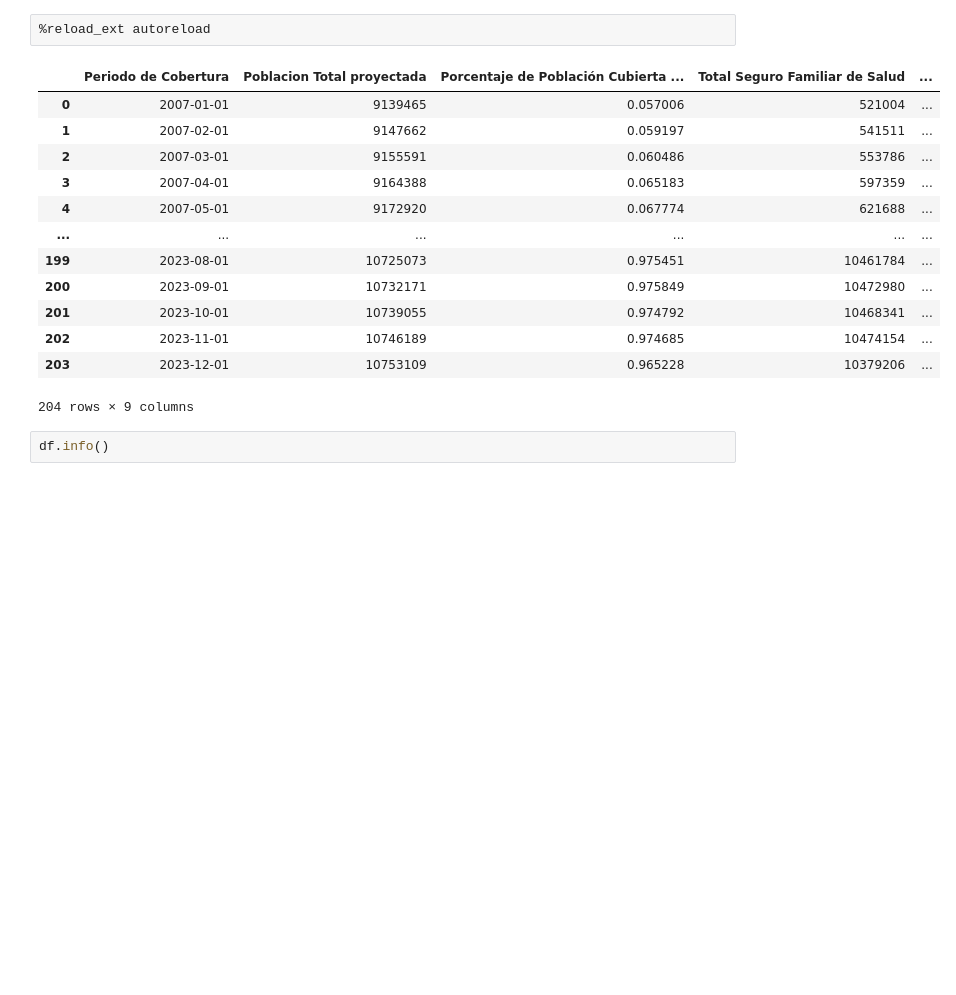
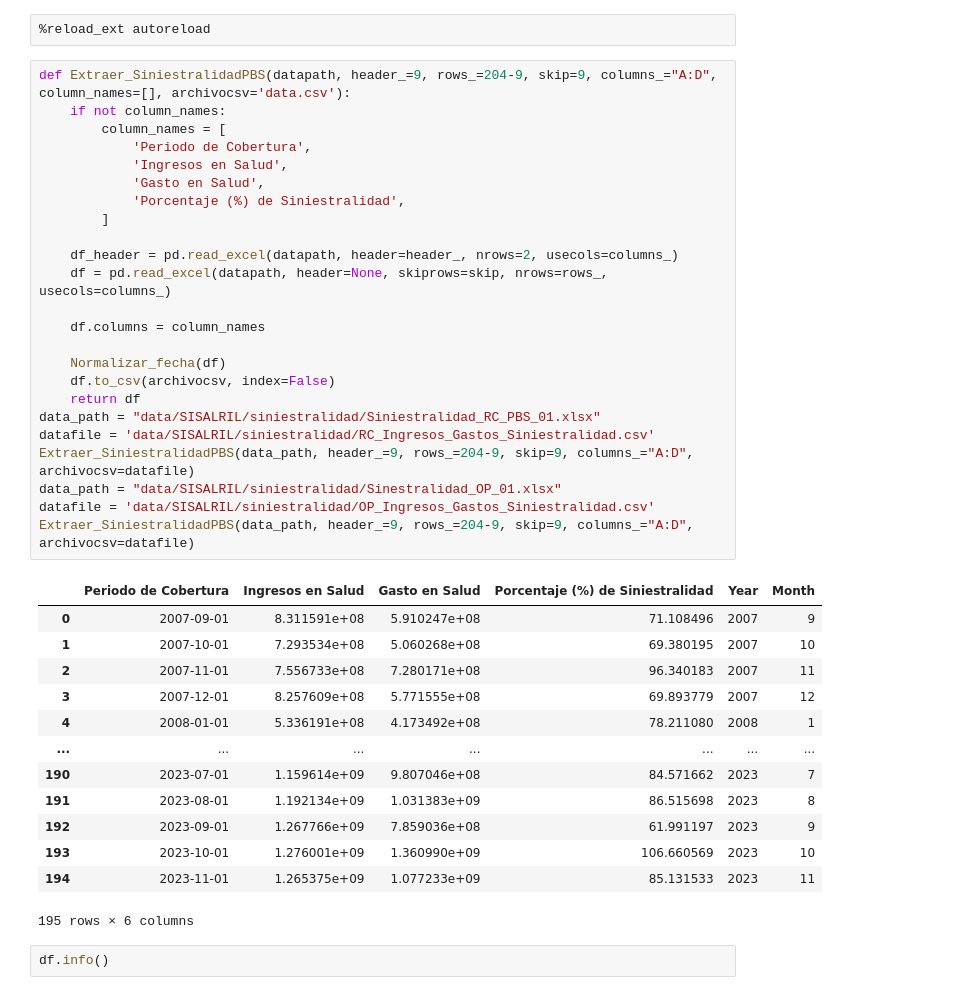
Before and after one commit to erid144/Analisis-de-las-ARS-en-el-Seguro-Familiar-de-Salud-de-la-Republica-Dominicana, a Jupyter notebook: Solution.ipynb, the cells around one changed output. Saved outputs shown, nothing was run; the diff lists cells and outputs as text; blank space fills up the shorter version.

```diff
--- a/Solution.ipynb
+++ b/Solution.ipynb
@@ -15,20 +15,43 @@ The autoreload extension is already loaded. To reload it, use:
 # %%
 %reload_ext autoreload
 # %%
+def Extraer_SiniestralidadPBS(datapath, header_=9, rows_=204-9, skip=9, columns_="A:D", column_names=[], archivocsv='data.csv'):
+    if not column_names:
+        column_names = [
+            'Periodo de Cobertura',
+            'Ingresos en Salud',
+            'Gasto en Salud',
+            'Porcentaje (%) de Siniestralidad',
+        ]
+
+    df_header = pd.read_excel(datapath, header=header_, nrows=2, usecols=columns_)
+    df = pd.read_excel(datapath, header=None, skiprows=skip, nrows=rows_, usecols=columns_)
+
+    df.columns = column_names
+
+    Normalizar_fecha(df)
+    df.to_csv(archivocsv, index=False)
+    return df
+data_path = "data/SISALRIL/siniestralidad/Siniestralidad_RC_PBS_01.xlsx"
+datafile = 'data/SISALRIL/siniestralidad/RC_Ingresos_Gastos_Siniestralidad.csv'
+Extraer_SiniestralidadPBS(data_path, header_=9, rows_=204-9, skip=9, columns_="A:D",  archivocsv=datafile)
+data_path = "data/SISALRIL/siniestralidad/Sinestralidad_OP_01.xlsx"
+datafile = 'data/SISALRIL/siniestralidad/OP_Ingresos_Gastos_Siniestralidad.csv'
+Extraer_SiniestralidadPBS(data_path, header_=9, rows_=204-9, skip=9, columns_="A:D",  archivocsv=datafile)
 # %% [output]
-|  | Periodo de Cobertura | Poblacion Total proyectada | Porcentaje de Población Cubierta ... | Total Seguro Familiar de Salud | ... |
-| 0 | 2007-01-01 | 9139465 | 0.057006 | 521004 | ... |
-| 1 | 2007-02-01 | 9147662 | 0.059197 | 541511 | ... |
-| 2 | 2007-03-01 | 9155591 | 0.060486 | 553786 | ... |
-| 3 | 2007-04-01 | 9164388 | 0.065183 | 597359 | ... |
-| 4 | 2007-05-01 | 9172920 | 0.067774 | 621688 | ... |
-| ... | ... | ... | ... | ... | ... |
-| 199 | 2023-08-01 | 10725073 | 0.975451 | 10461784 | ... |
-| 200 | 2023-09-01 | 10732171 | 0.975849 | 10472980 | ... |
-| 201 | 2023-10-01 | 10739055 | 0.974792 | 10468341 | ... |
-| 202 | 2023-11-01 | 10746189 | 0.974685 | 10474154 | ... |
-| 203 | 2023-12-01 | 10753109 | 0.965228 | 10379206 | ... |
+|  | Periodo de Cobertura | Ingresos en Salud | Gasto en Salud | Porcentaje (%) de Siniestralidad | Year | Month |
+| 0 | 2007-09-01 | 8.311591e+08 | 5.910247e+08 | 71.108496 | 2007 | 9 |
+| 1 | 2007-10-01 | 7.293534e+08 | 5.060268e+08 | 69.380195 | 2007 | 10 |
+| 2 | 2007-11-01 | 7.556733e+08 | 7.280171e+08 | 96.340183 | 2007 | 11 |
+| 3 | 2007-12-01 | 8.257609e+08 | 5.771555e+08 | 69.893779 | 2007 | 12 |
+| 4 | 2008-01-01 | 5.336191e+08 | 4.173492e+08 | 78.211080 | 2008 | 1 |
+| ... | ... | ... | ... | ... | ... | ... |
+| 190 | 2023-07-01 | 1.159614e+09 | 9.807046e+08 | 84.571662 | 2023 | 7 |
+| 191 | 2023-08-01 | 1.192134e+09 | 1.031383e+09 | 86.515698 | 2023 | 8 |
+| 192 | 2023-09-01 | 1.267766e+09 | 7.859036e+08 | 61.991197 | 2023 | 9 |
+| 193 | 2023-10-01 | 1.276001e+09 | 1.360990e+09 | 106.660569 | 2023 | 10 |
+| 194 | 2023-11-01 | 1.265375e+09 | 1.077233e+09 | 85.131533 | 2023 | 11 |
-204 rows × 9 columns
+195 rows × 6 columns
 # %%
 df.info()
 # %% [output]
```
Also changed, not shown: parts of 7 cells of this notebook, 13 other files.
